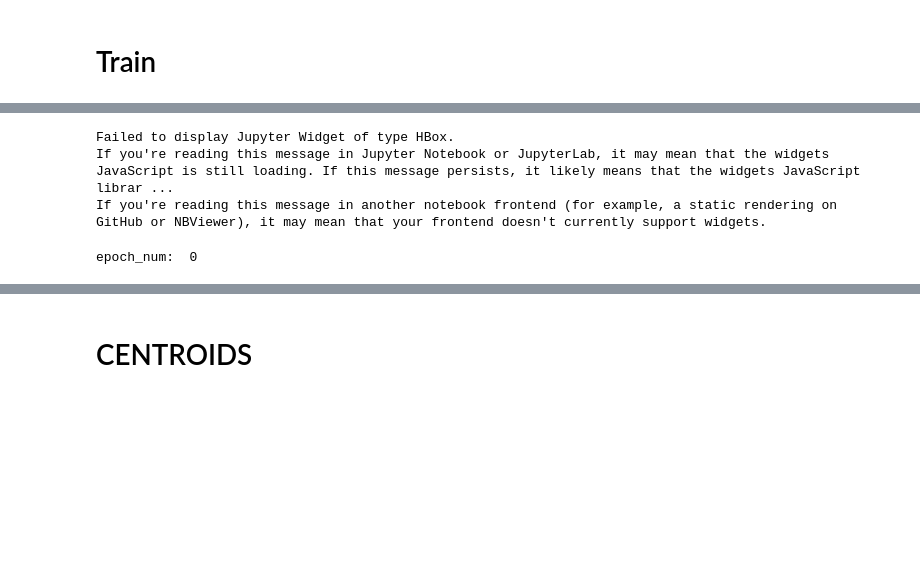
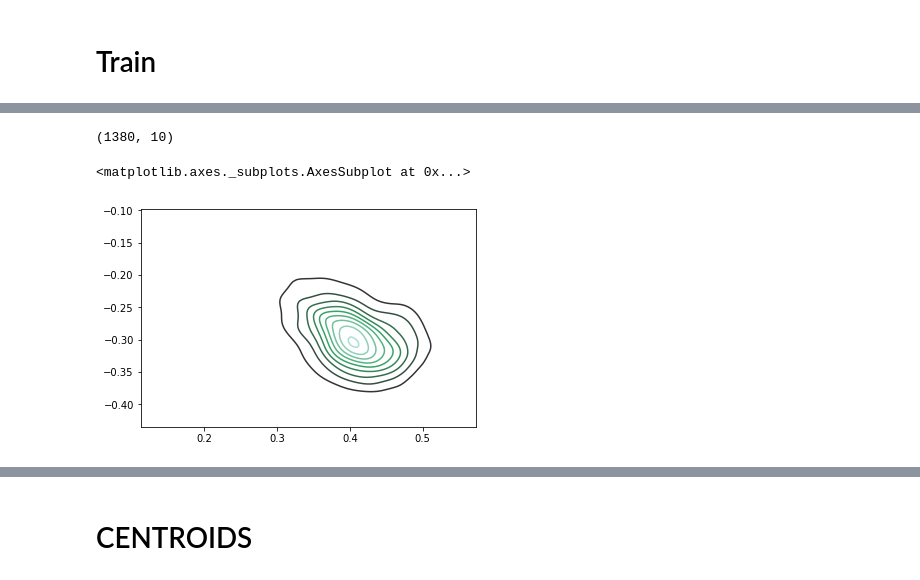
Before and after one commit to fogside/russe_wsi, a Jupyter notebook: notebooks/TensorflowNet.ipynb, the cells around one changed output, grey strips where cells are left out. Drawn from its saved outputs; the diff is of its cells as text; code cells hidden in the pictures; blank space fills up the shorter version.

Commit message:
new: tf model updated

```diff
--- a/notebooks/TensorflowNet.ipynb
+++ b/notebooks/TensorflowNet.ipynb
@@ -85,32 +547,40 @@ def generate_triplet_batch(lines, context_max_len):
 # %%
-w_emb = wv['замок'].reshape((1,100))
-lr = 1e-2
-n_comps = 2
-net = MultiComp(100, n_comps, 0.1)
+def train_model(f, word, cmp=3):
+
+    tf.reset_default_graph()
+    lr = 1e-2
+    n_comps = cmp
+    net = MultiComp(100, n_comps, 0.1)
 
 
-n_samples = len(lines)
-n_context = 10 # number of words in the context
-emb_dim = 100
-atts = list()
-epoch_num = 1
-losses = []
-for epoch in range(epoch_num):
-    batch_gen = generate_triplet_batch(lines, context_max_len=n_context)
-    pbar = tqdm_notebook(batch_gen, total = n_samples)
-    print("epoch_num: ", epoch)
-    for n, (sample_p, sample_n) in enumerate(pbar):
-        if len(sample_p)==0:
-            continue
+    n_samples = len(f)
+    n_context = 10 # number of words in the context
+    emb_dim = 100
+    atts = list()
+    epoch_num = 5
+    losses = []
+    for epoch in range(epoch_num):
+    #     batch_gen = generate_triplet_batch(lines, context_max_len=n_context)
+        batch_gen = generate_triplet_batch(f, context_max_len=10, word=word, lemmatize=True)
+        pbar = tqdm_notebook(batch_gen, total = n_samples)
+        print("epoch_num: ", epoch)
+        for n, (sample_p, sample_n) in enumerate(pbar):
+            if len(sample_p)==0:
+                continue
 
-        loss, att = net.train_on_sample(sample_p, sample_n, lr)
-        atts.append(att)
-        losses.append(loss)
+            loss, att = net.train_on_sample(sample_p, sample_n, lr)
+            atts.append(att)
+            losses.append(loss)
 
-        if n % 100 == 99:
-            pbar.set_description("loss {:.3f}".format(float(np.mean(losses[-300:]))))
+            if n % 100 == 99:
+                pbar.set_description("loss {:.3f}".format(float(np.mean(losses[-300:]))))
+    return net
-# %% [output]
-Failed to display Jupyter Widget of type HBox.
-If you're reading this message in Jupyter Notebook or JupyterLab, it may mean that the widgets JavaScript is still loading. If this message persists, it likely means that the widgets JavaScript librar ...
-If you're reading this message in another notebook frontend (for example, a static rendering on GitHub or NBViewer), it may mean that your frontend doesn't currently support widgets.
-epoch_num:  0
+# %%
+a.shape
+# %% [output]
+(1380, 10)
+# %%
+sns.kdeplot(a[:,2:4])
+# %% [output]
+<matplotlib.axes._subplots.AxesSubplot at 0x...>
+[figure, added]
```
Also changed, not shown: parts of 73 cells of this notebook.
